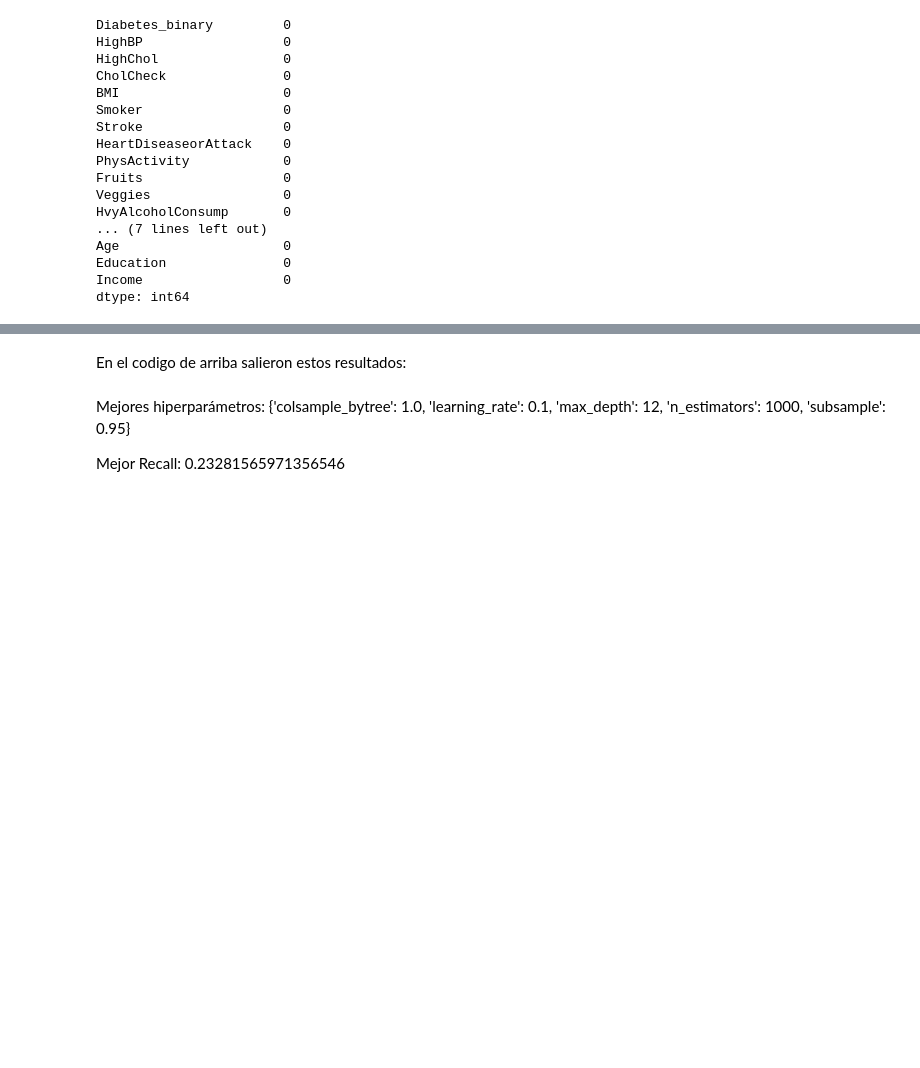
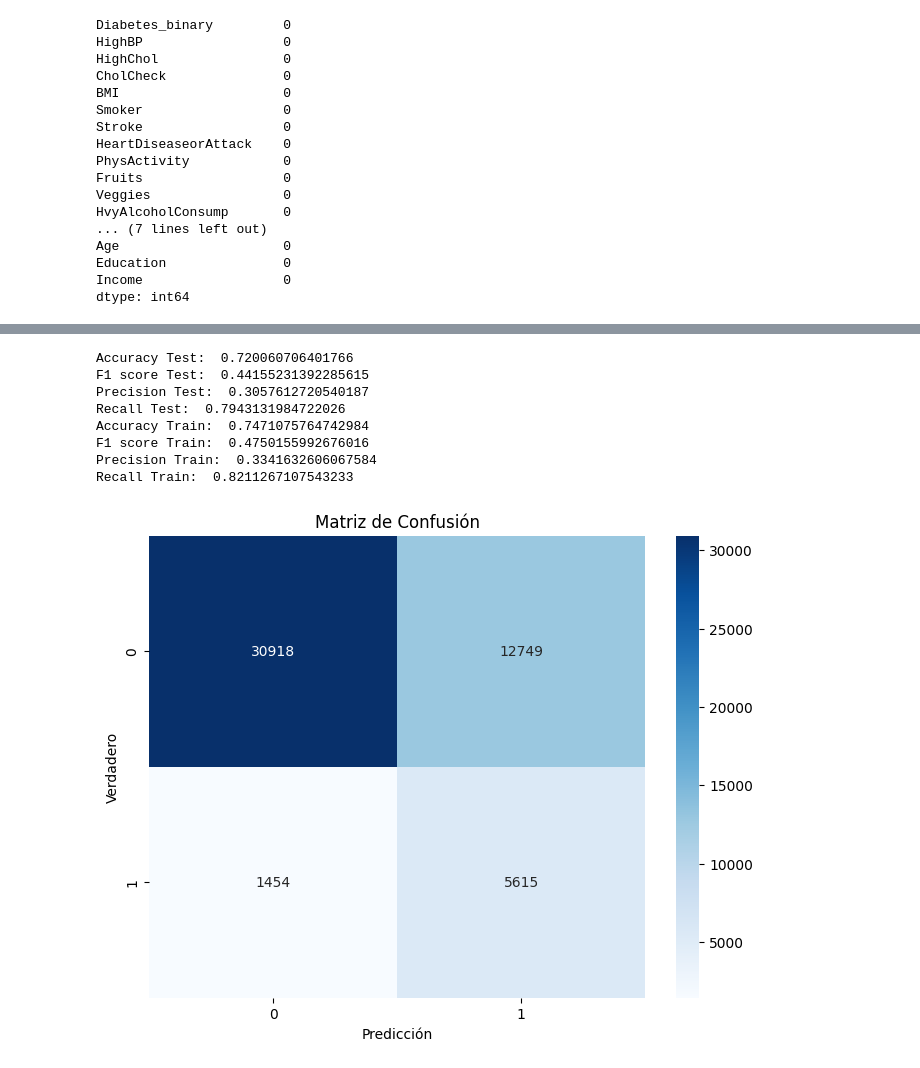
Before and after one commit to Salvador0302/pruebaproyecto_, a Jupyter notebook: proyecto.ipynb, the cells around one changed output, grey strips where cells are left out. Cells and saved outputs as stored; diff of their text form; code cells hidden in the pictures; blank space fills up the shorter version.

```diff
--- a/proyecto.ipynb
+++ b/proyecto.ipynb
@@ -314,11 +307,12 @@ from xgboost import XGBClassifier
 from sklearn.model_selection import GridSearchCV
 
 parametros = {
-    'n_estimators': [800, 900, 1000],          # Número de árboles a entrenar (más árboles puede mejorar el resultado, pero también aumenta el tiempo)
-    'max_depth': [8, 10, 12],                  # Profundidad máxima de cada árbol (más profundidad = más complejidad)
-    'learning_rate': [0.001, 0.01, 0.1],       # Tasa de aprendizaje (cuánto se ajusta el modelo en cada paso)
-    'subsample': [0.95, 1.0],                  # Porcentaje de datos usados para cada árbol (útil para evitar overfitting)
-    'colsample_bytree': [0.95, 1.0]            # Porcentaje de columnas usadas para cada árbol
+    'n_estimators': [100, 200, 300],          # Número de árboles a entrenar (más árboles puede mejorar el resultado, pero también aumenta el tiempo)
+    'max_depth': [3, 5, 7],                   # Profundidad máxima de cada árbol (más profundidad = más complejidad)
+    'learning_rate': [0.01, 0.05, 0.1],       # Tasa de aprendizaje (cuánto se ajusta el modelo en cada paso)
+    'subsample': [0.7, 0.8, 1.0],             # Porcentaje de datos usados para cada árbol (útil para evitar overfitting)
+    'colsample_bytree': [0.7, 0.8, 1.0],      # Porcentaje de columnas usadas para cada árbol
+    'scale_pos_weight': [6.18]
 }
 # %%
 xgb = XGBClassifier(
@@ -327,5 +321,5 @@ xgb = XGBClassifier(
     )
 # %%
 busqueda = GridSearchCV(xgb, parametros, scoring='recall', cv=3, verbose=1, n_jobs=-1)
-busqueda.fit(X_train_scaled, y_train)
+busqueda.fit(X_train, y_train)
 # %% [output]
@@ -355,6 +350,46 @@ NameError: name 'busqueda' is not defined
-# %% [markdown]
-En el codigo de arriba salieron estos resultados:
-# %% [markdown]
-Mejores hiperparámetros: {'colsample_bytree': 1.0, 'learning_rate': 0.1, 'max_depth': 12, 'n_estimators': 1000, 'subsample': 0.95}
-
-Mejor Recall: 0.23281565971356546
+# %%
+best_model = busqueda.best_estimator_
+y_pred_test = best_model.predict(X_test)
+# %%
+train = best_model.predict(X_train)
+# Metrics
+# Classification
+accuracy_test = accuracy_score(y_test, y_pred_test)
+accuracy_train = accuracy_score(y_train, y_pred_train)
+f1_score_test = f1_score(y_test, y_pred_test)
+f1_score_train = f1_score(y_train, y_pred_train)
+precision_test = precision_score(y_test, y_pred_test)
+precision_train = precision_score(y_train, y_pred_train)
+recall_test = recall_score(y_test, y_pred_test)
+recall_train = recall_score(y_train, y_pred_train)
+
+print("Accuracy Test: ", accuracy_test)
+print("F1 score Test: ", f1_score_test)
+print("Precision Test: ", precision_test)
+print("Recall Test: ", recall_test)
+
+print("Accuracy Train: ", accuracy_train)
+print("F1 score Train: ", f1_score_train)
+print("Precision Train: ", precision_train)
+print("Recall Train: ", recall_train)
+
+# Create the confusion matrix
+cm = confusion_matrix(y_test, y_pred_test)
+
+# Graph the confusion matrix
+plt.figure(figsize=(8, 6))
+sns.heatmap(cm, annot=True, fmt='d', cmap='Blues')
+plt.xlabel('Predicción')
+plt.ylabel('Verdadero')
+plt.title('Matriz de Confusión')
+plt.show()
+# %% [output]
+Accuracy Test:  0.720060706401766
+F1 score Test:  0.44155231392285615
+Precision Test:  0.3057612720540187
+Recall Test:  0.7943131984722026
+Accuracy Train:  0.7471075764742984
+F1 score Train:  0.4750155992676016
+Precision Train:  0.3341632606067584
+Recall Train:  0.8211267107543233
+[figure, added]
```
Also changed, not shown: parts of 15 cells of this notebook.
